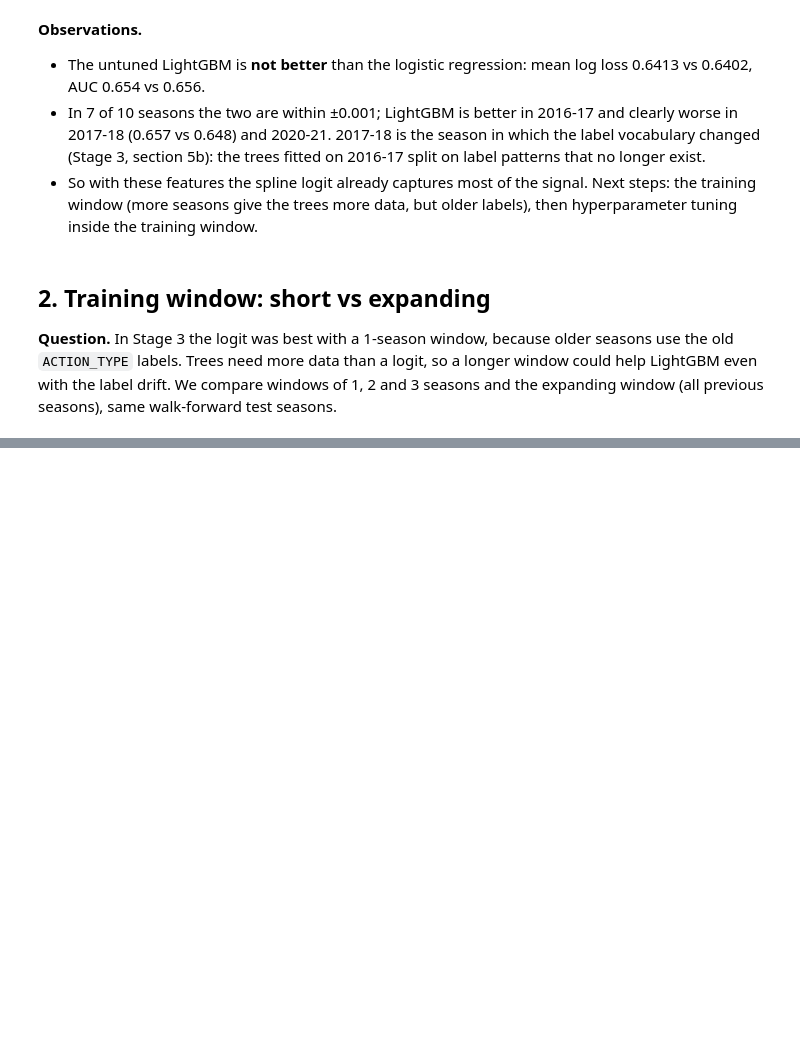
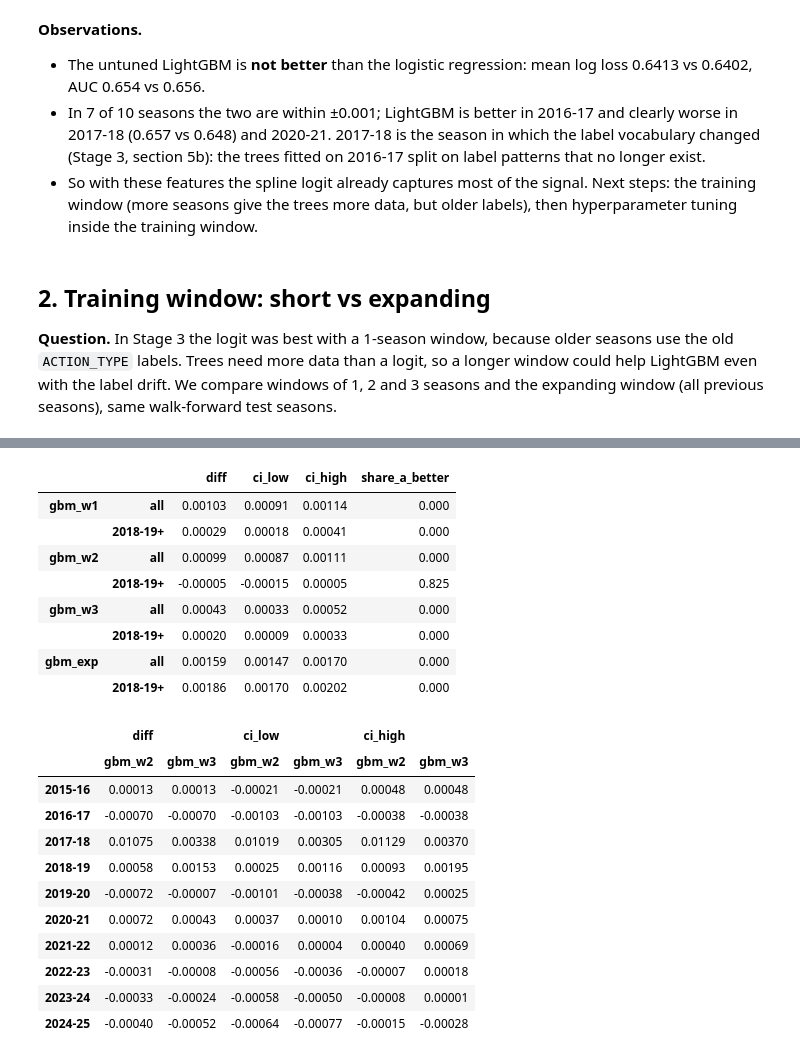
Before and after one commit to ezNobson/nba-xpts, a Jupyter notebook: notebooks/05_lightgbm.ipynb, the cells around one changed output, grey strips where cells are left out. Drawn from its saved outputs; the diff is of its cells as text; code cells hidden in the pictures; blank space fills up the shorter version.

```diff
--- a/notebooks/05_lightgbm.ipynb
+++ b/notebooks/05_lightgbm.ipynb
@@ -111,7 +111,7 @@ for name, w in windows.items():
         continue  # already in section 1
     for season, tr, te in walk_forward(df["SEASON"], window=w):
         p = GBMModel().fit(df[tr], y[tr]).predict_proba(df[te])[:, 1]
-        oos.loc[te, name] = p
+        oos.loc[df.index[te], name] = p  # oos is shorter than df (2014-15 dropped)
         rows_w.append({"model": name, "season": season, **evaluate(y[te], p)})
 
 res_w = pd.DataFrame(rows_w)
@@ -120,0 +161,37 @@ display(res_w.pivot(index="season", columns="model", values="log_loss")[order].r
+# %%
+from xpts.metrics import paired_bootstrap
+
+games = df.loc[oos.index, "GAME_ID"]
+after = oos["SEASON"] >= "2018-19"  # seasons after the ACTION_TYPE label change
+ci = pd.DataFrame({(m, period): paired_bootstrap(oos.loc[mask, "y"], oos.loc[mask, m], oos.loc[mask, "logit_w1"],
+                                                 games[mask])
+                   for m in windows
+                   for period, mask in [("all", oos["SEASON"].notna()), ("2018-19+", after)]}).T
+display(ci.round(5))
+
+# per season for the two candidates for tuning
+ci_season = pd.DataFrame({(m, s): paired_bootstrap(g["y"], g[m], g["logit_w1"], games[g.index])
+                          for m in ["gbm_w2", "gbm_w3"] for s, g in oos.groupby("SEASON")}).T
+display(ci_season[["diff", "ci_low", "ci_high"]].unstack(0).round(5))
+# %% [output]
+|  |  | diff | ci_low | ci_high | share_a_better |
+| gbm_w1 | all | 0.00103 | 0.00091 | 0.00114 | 0.000 |
+|  | 2018-19+ | 0.00029 | 0.00018 | 0.00041 | 0.000 |
+| gbm_w2 | all | 0.00099 | 0.00087 | 0.00111 | 0.000 |
+|  | 2018-19+ | -0.00005 | -0.00015 | 0.00005 | 0.825 |
+| gbm_w3 | all | 0.00043 | 0.00033 | 0.00052 | 0.000 |
+|  | 2018-19+ | 0.00020 | 0.00009 | 0.00033 | 0.000 |
+| gbm_exp | all | 0.00159 | 0.00147 | 0.00170 | 0.000 |
+|  | 2018-19+ | 0.00186 | 0.00170 | 0.00202 | 0.000 |
+|  | diff |  | ci_low |  | ci_high |  |
+|  | gbm_w2 | gbm_w3 | gbm_w2 | gbm_w3 | gbm_w2 | gbm_w3 |
+| 2015-16 | 0.00013 | 0.00013 | -0.00021 | -0.00021 | 0.00048 | 0.00048 |
+| 2016-17 | -0.00070 | -0.00070 | -0.00103 | -0.00103 | -0.00038 | -0.00038 |
+| 2017-18 | 0.01075 | 0.00338 | 0.01019 | 0.00305 | 0.01129 | 0.00370 |
+| 2018-19 | 0.00058 | 0.00153 | 0.00025 | 0.00116 | 0.00093 | 0.00195 |
+| 2019-20 | -0.00072 | -0.00007 | -0.00101 | -0.00038 | -0.00042 | 0.00025 |
+| 2020-21 | 0.00072 | 0.00043 | 0.00037 | 0.00010 | 0.00104 | 0.00075 |
+| 2021-22 | 0.00012 | 0.00036 | -0.00016 | 0.00004 | 0.00040 | 0.00069 |
+| 2022-23 | -0.00031 | -0.00008 | -0.00056 | -0.00036 | -0.00007 | 0.00018 |
+| 2023-24 | -0.00033 | -0.00024 | -0.00058 | -0.00050 | -0.00008 | 0.00001 |
+| 2024-25 | -0.00040 | -0.00052 | -0.00064 | -0.00077 | -0.00015 | -0.00028 |
```
Also changed, not shown: parts of 12 cells of this notebook, 18 other files.
